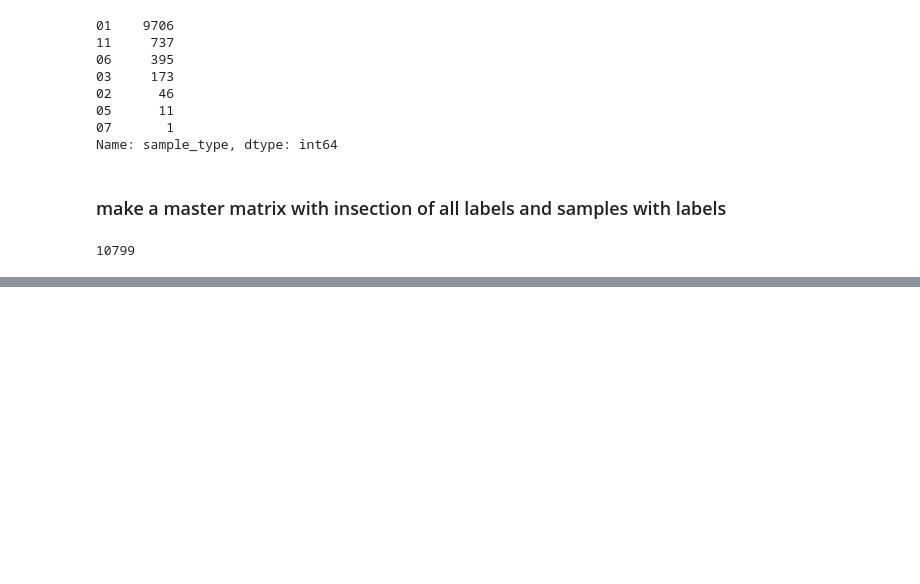
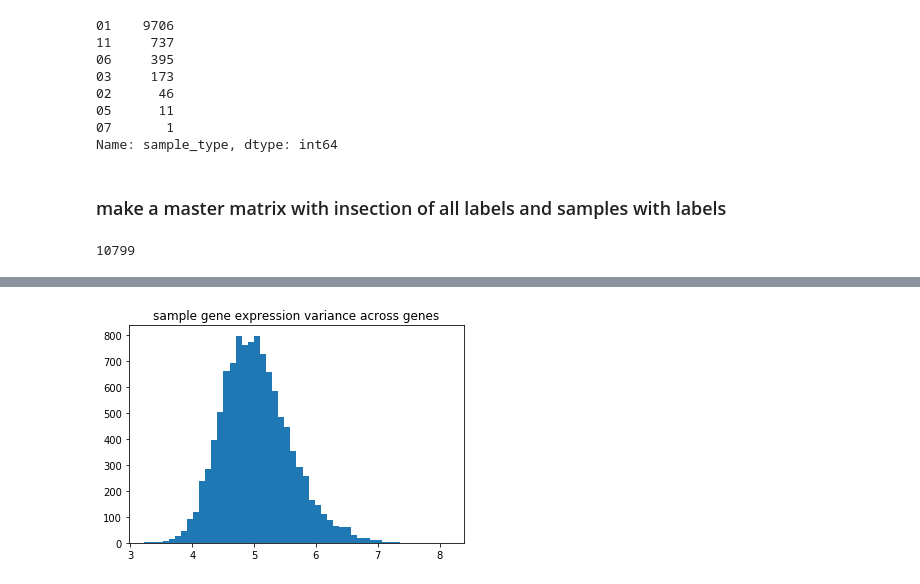
Before and after one commit to jvivian/DeepTCGA, a Jupyter notebook: Preprocessing.ipynb, the cells around one changed output, grey strips where cells are left out. Cells and saved outputs as stored; diff of their text form; code cells hidden in the pictures; blank space fills up the shorter version.

```diff
--- a/Preprocessing.ipynb
+++ b/Preprocessing.ipynb
@@ -173,0 +192,7 @@ joined_df.to_csv("./data/mRNA_cleaned_labeled_all.csv")
+# %%
+X = df[df.columns[3:]]
+plt.hist(X.var(axis=1).as_matrix(), bins=50)
+plt.title("sample gene expression variance across genes")
+plt.show()
+# %% [output]
+[figure, added]
```
Also changed, not shown: parts of 7 cells of this notebook.
